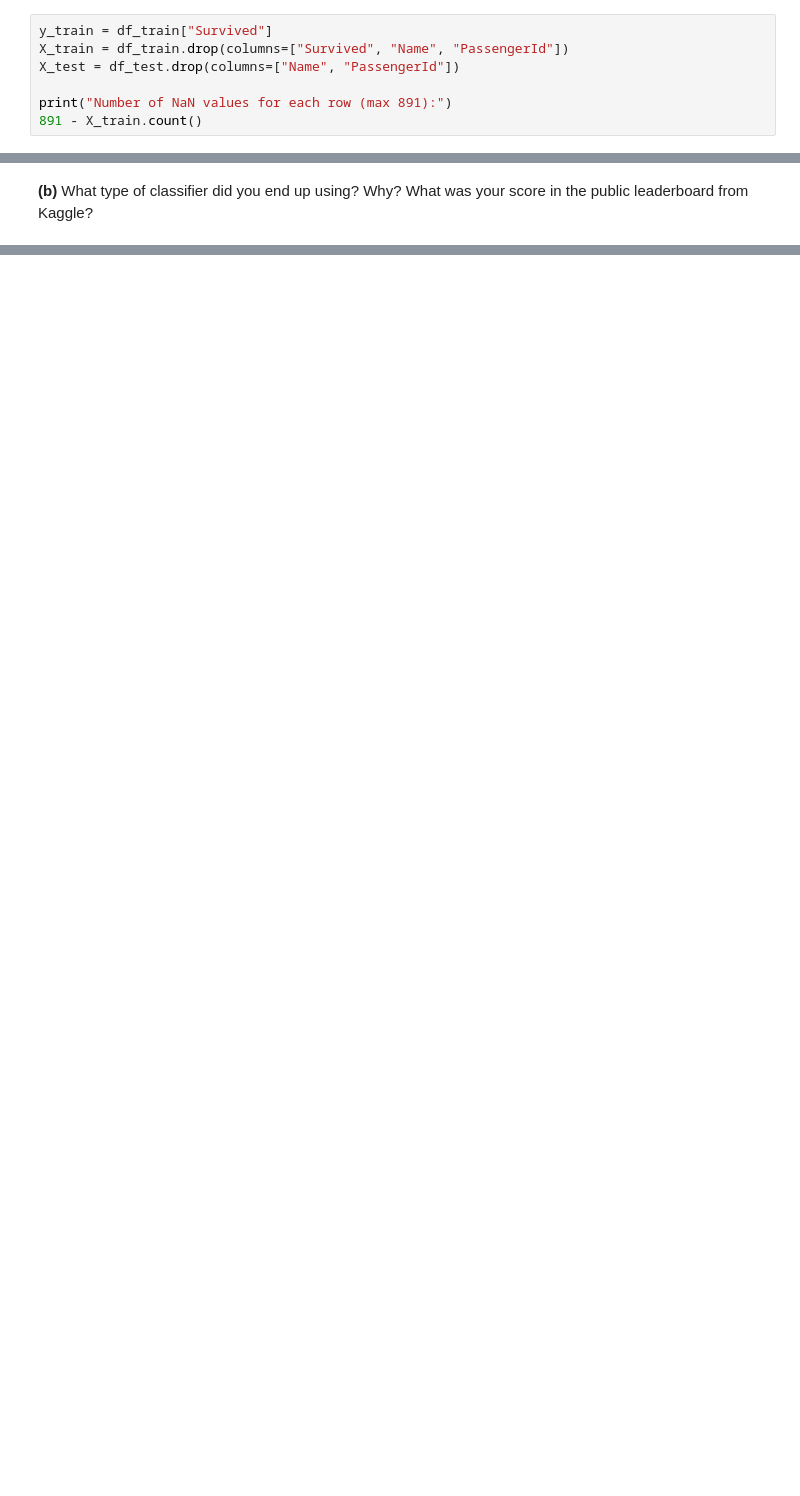
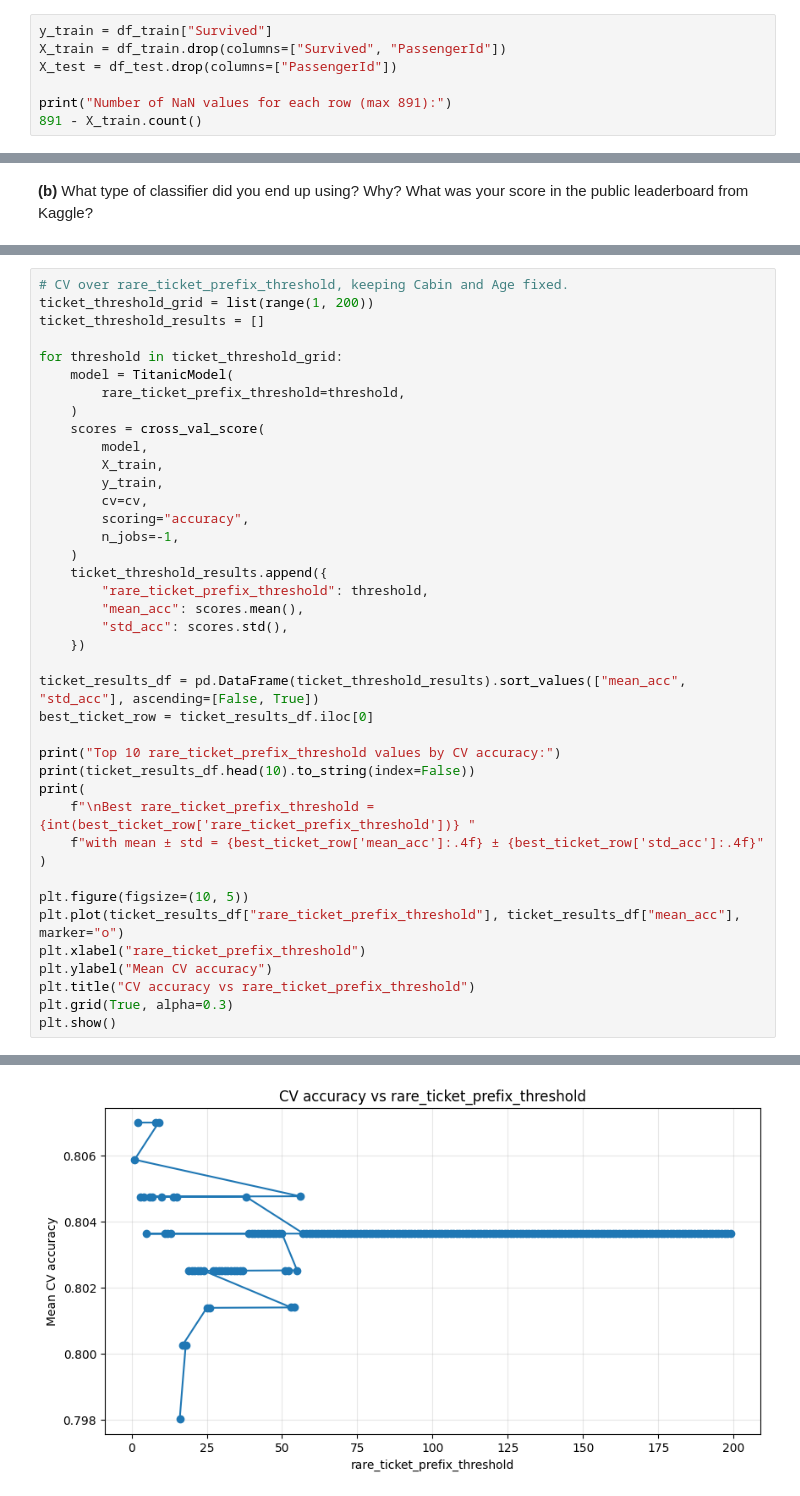
Before and after one commit to martinouks/isla_tp, a Jupyter notebook: TP3/TP3.ipynb, the cells around one changed output, grey strips where cells are left out. Saved outputs shown, nothing was run; the diff lists cells and outputs as text; blank space fills up the shorter version.

Commit message:
preprocessing cabin, age, ticket

```diff
--- a/TP3/TP3.ipynb
+++ b/TP3/TP3.ipynb
@@ -454,8 +456,8 @@ Size of the test dataset: (418, 11)
 | 9 | 10 | 1 | 2 | Nasser, Mrs. Nicholas (Adele Achem) | female | 14.0 | 1 | 0 | 237736 | 30.0708 | ... |
 # %%
 y_train = df_train["Survived"]
-X_train = df_train.drop(columns=["Survived", "Name", "PassengerId"])
-X_test = df_test.drop(columns=["Name", "PassengerId"])
+X_train = df_train.drop(columns=["Survived", "PassengerId"])
+X_test = df_test.drop(columns=["PassengerId"])
 
 print("Number of NaN values for each row (max 891):")
 891 - X_train.count()
@@ -633,0 +1059,41 @@ y_pred_test = model.predict(X_test)
+# %%
+# CV over rare_ticket_prefix_threshold, keeping Cabin and Age fixed.
+ticket_threshold_grid = list(range(1, 200))
+ticket_threshold_results = []
+
+for threshold in ticket_threshold_grid:
+    model = TitanicModel(
+        rare_ticket_prefix_threshold=threshold,
+    )
+    scores = cross_val_score(
+        model,
+        X_train,
+        y_train,
+        cv=cv,
+        scoring="accuracy",
+        n_jobs=-1,
+    )
+    ticket_threshold_results.append({
+        "rare_ticket_prefix_threshold": threshold,
+        "mean_acc": scores.mean(),
+        "std_acc": scores.std(),
+    })
+
+ticket_results_df = pd.DataFrame(ticket_threshold_results).sort_values(["mean_acc", "std_acc"], ascending=[False, True])
+best_ticket_row = ticket_results_df.iloc[0]
+
+print("Top 10 rare_ticket_prefix_threshold values by CV accuracy:")
+print(ticket_results_df.head(10).to_string(index=False))
+print(
+    f"\nBest rare_ticket_prefix_threshold = {int(best_ticket_row['rare_ticket_prefix_threshold'])} "
+    f"with mean ± std = {best_ticket_row['mean_acc']:.4f} ± {best_ticket_row['std_acc']:.4f}"
+)
+
+plt.figure(figsize=(10, 5))
+plt.plot(ticket_results_df["rare_ticket_prefix_threshold"], ticket_results_df["mean_acc"], marker="o")
+plt.xlabel("rare_ticket_prefix_threshold")
+plt.ylabel("Mean CV accuracy")
+plt.title("CV accuracy vs rare_ticket_prefix_threshold")
+plt.grid(True, alpha=0.3)
+plt.show()
+# %% [output]
@@ -633,0 +1114 @@ y_pred_test = model.predict(X_test)
+[figure, added]
```
Also changed, not shown: parts of 31 cells of this notebook.
